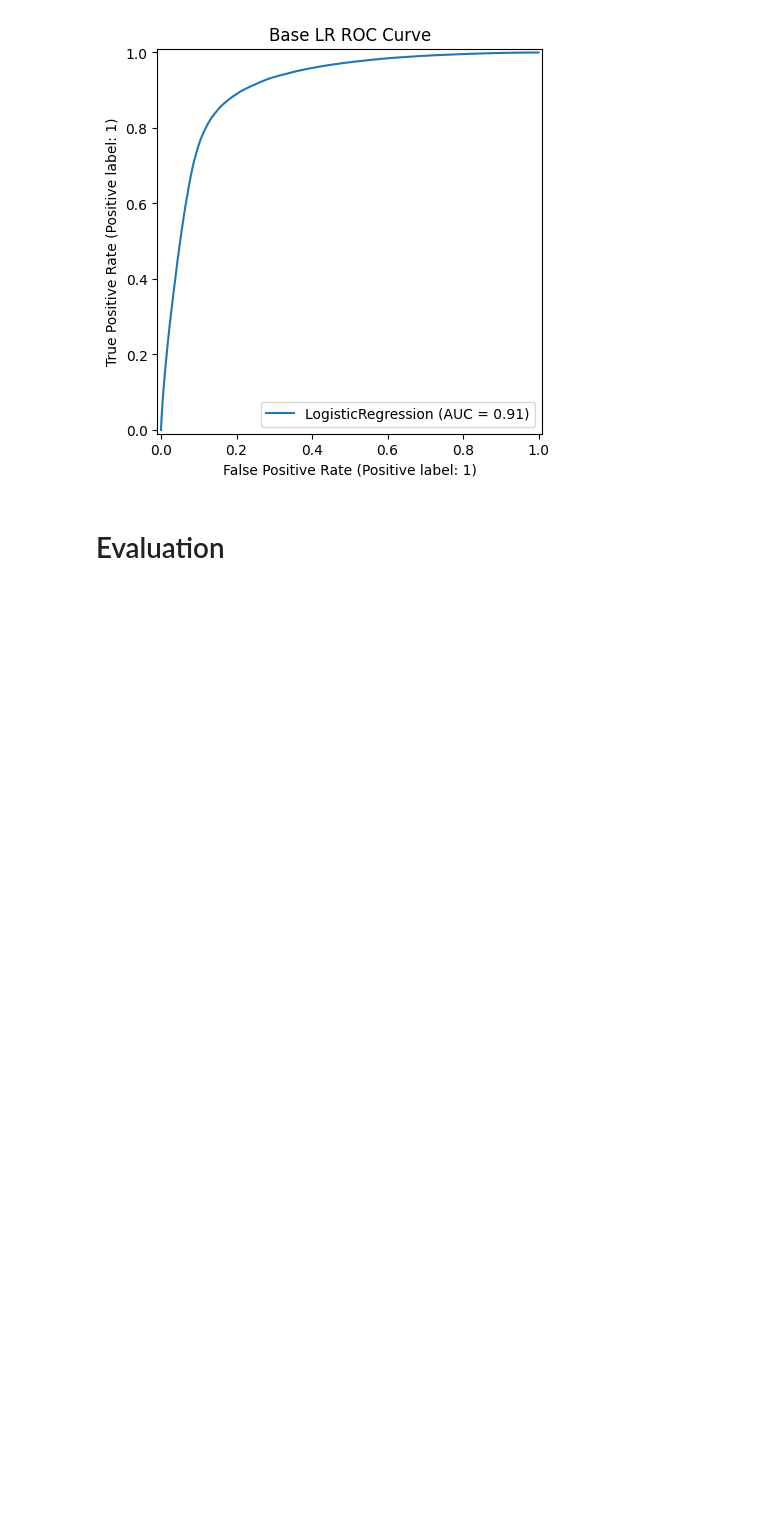
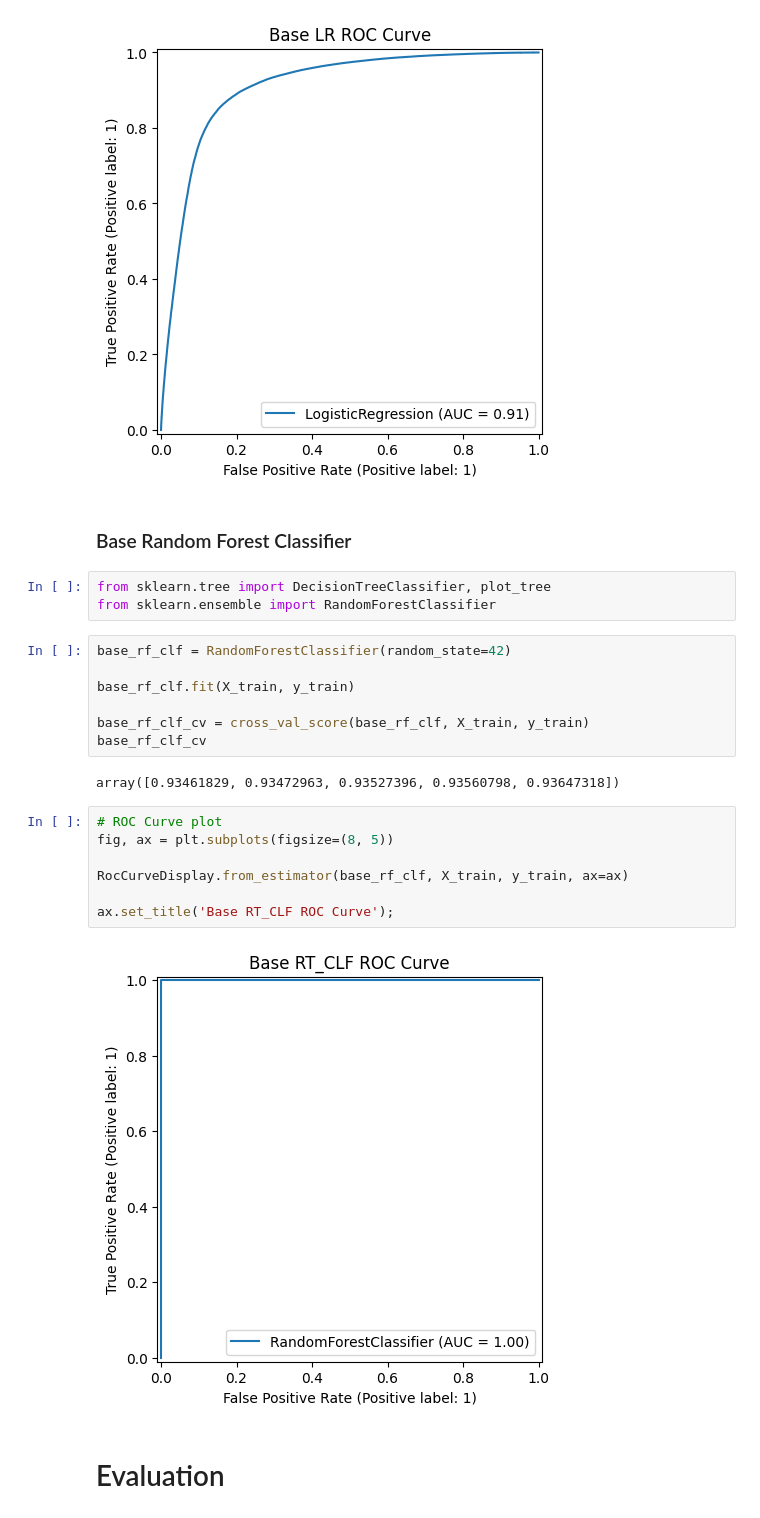
Before and after one commit to JohnNun/customer_churn_prediction, a Jupyter notebook: customer_churn_prediction.ipynb, the cells around one changed output. Cells and saved outputs as stored; diff of their text form; blank space fills up the shorter version.

Commit message:
Added base RandomForest model in modeling section

```diff
--- a/customer_churn_prediction.ipynb
+++ b/customer_churn_prediction.ipynb
@@ -334,6 +334,29 @@ RocCurveDisplay.from_estimator(base_lr, X_train_scaled, y_train, ax=ax)
 ax.set_title('Base LR ROC Curve');
 # %% [output]
 [figure]
+# %% [markdown]
+### Base Random Forest Classifier
+# %%
+from sklearn.tree import DecisionTreeClassifier, plot_tree
+from sklearn.ensemble import RandomForestClassifier
+# %%
+base_rf_clf = RandomForestClassifier(random_state=42)
+
+base_rf_clf.fit(X_train, y_train)
+
+base_rf_clf_cv = cross_val_score(base_rf_clf, X_train, y_train)
+base_rf_clf_cv
+# %% [output]
+array([0.93461829, 0.93472963, 0.93527396, 0.93560798, 0.93647318])
+# %%
+# ROC Curve plot
+fig, ax = plt.subplots(figsize=(8, 5))
+
+RocCurveDisplay.from_estimator(base_rf_clf, X_train, y_train, ax=ax)
+
+ax.set_title('Base RT_CLF ROC Curve');
+# %% [output]
+[figure, added]
 # %% [markdown]
 # Evaluation
 # %% [markdown]
```
Also changed, not shown: parts of 1 cell of this notebook.
